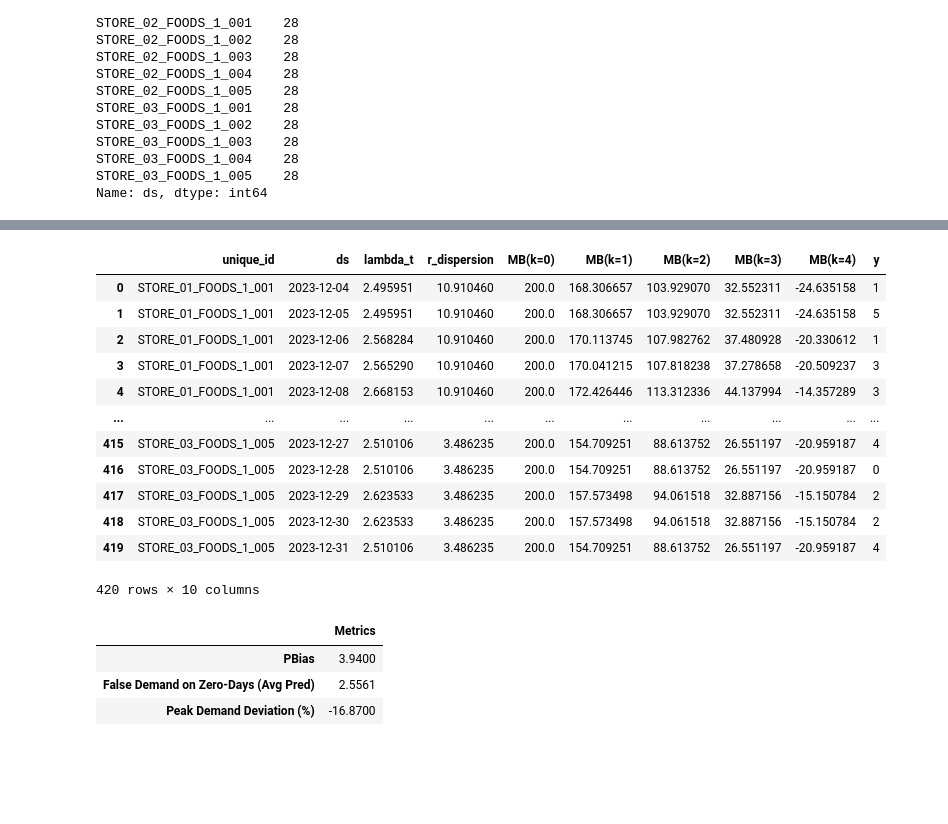
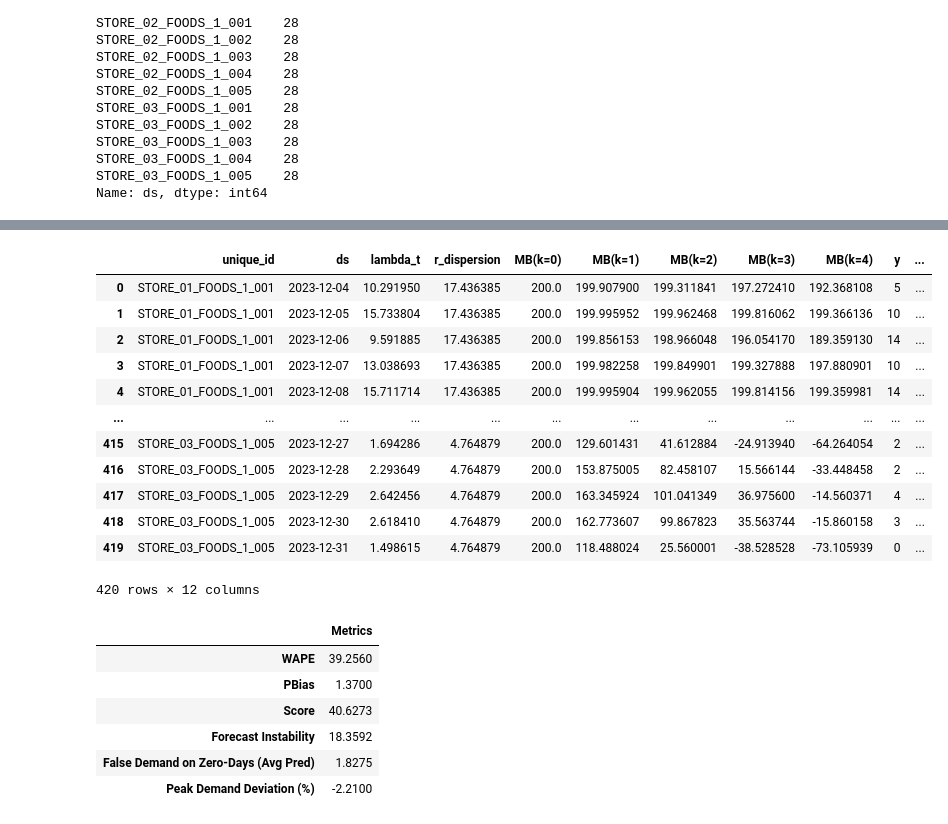
Before and after one commit to heylucasleao/tinyshift, a Jupyter notebook: tinyshift/examples/two_stage.ipynb, the cells around one changed output, grey strips where cells are left out. Saved outputs shown, nothing was run; the diff lists cells and outputs as text; code cells hidden in the pictures; blank space fills up the shorter version.

```diff
--- a/tinyshift/examples/two_stage.ipynb
+++ b/tinyshift/examples/two_stage.ipynb
@@ -70,39 +104,24 @@ def temporal_split_by_horizon(df, time_col='ds', horizon_days=28):
 
     return df_train, df_test, cutoff_date
 # %%
-us_holidays = holidays.US(years=range(2022, 2027))
-
-_extended_holiday_dates = set()
-for h_date in us_holidays.keys():
-    h_timestamp = pd.Timestamp(h_date)
-    for offset in range(-2, 1):
-        _extended_holiday_dates.add((h_timestamp + pd.Timedelta(days=offset)).date())
-
-
-def is_holiday_window(dates) -> pd.Series:
-    dates_series = pd.Series(dates)
-    return dates_series.dt.date.isin(_extended_holiday_dates).astype(int)
-
-def add_relative_price(df: pd.DataFrame, id_col: str = 'unique_id', price_col: str = 'sell_price') -> pd.DataFrame:
+def add_relative_price(df: pd.DataFrame, reference_df: pd.DataFrame, id_col: str = 'unique_id', price_col: str = 'sell_price') -> pd.DataFrame:
     df = df.copy()
-
-    mean_price_per_sku = df.groupby(id_col)[price_col].transform('mean')
-
-    df['relative_price'] = df[price_col] / (mean_price_per_sku + 1e-6)
+    mean_price_per_sku = reference_df.groupby(id_col)[price_col].mean()
+    df['relative_price'] = df[price_col] / (df[id_col].map(mean_price_per_sku) + 1e-6)
 
     return df
 
-df_nixtla['is_holiday_window'] = is_holiday_window(df_nixtla['ds'])
-df_nixtla = add_relative_price(df_nixtla)
 df_train, df_test, cutoff = temporal_split_by_horizon(df_nixtla, horizon_days=28)
+df_train = add_relative_price(df_train, reference_df=df_train)
+df_test = add_relative_price(df_test, reference_df=df_train)
 # %%
 fcst = MLForecast(
     models={
         'two_stage': lgb.LGBMRegressor(
             objective='poisson',
             metric='poisson',
-            n_estimators=100,
-            learning_rate=1e-3,
+            n_estimators=500,
+            learning_rate=0.03,
             random_state=42,
             verbosity=-1,
         )
@@ -116,7 +135,7 @@ fcst = MLForecast(
 )
 # %%
 tsf = TwoStageForecasterWrapper(fcst)
-tsf.fit(df_train[["ds", "y", "sell_price", 'relative_price', "is_event", "is_holiday_window", "unique_id"]], h=28, n_windows=10, refit=True, gamma=0.7)
+tsf.fit(df_train[["ds", "y", "sell_price", 'relative_price', "is_event", "is_holiday_window", "unique_id"]], h=28, n_windows=10, refit=True, gamma=None)
 # %% [output]
 TwoStageForecasterWrapper(fcst=MLForecast(models=[two_stage], freq=D, lag_features=['lag7', 'lag14', 'lag28', 'rolling_mean_lag1_window_size7', 'rolling_std_lag1_window_size7'], date_features=['dayofw ...
 # %%
@@ -161,20 +185,25 @@ df_res
 # %%
 df_res = tsf.marginal_benefit(h=28, X_df=df_test[["ds", "sell_price", "relative_price", "is_event", "is_holiday_window", "unique_id"]], underage_cost=200, overage_cost=100, max_k=4)
-df_res.loc[:, "y"] = df_test["y"].values
+df_res = df_res.merge(
+    df_test[["unique_id", "ds", "y", "true_lambda", "demand_regime"]],
+    on=["unique_id", "ds"],
+    how="left",
+    validate="one_to_one",
+)
 df_res
 # %% [output]
-|  | unique_id | ds | lambda_t | r_dispersion | MB(k=0) | MB(k=1) | MB(k=2) | MB(k=3) | MB(k=4) | y |
-| 0 | STORE_01_FOODS_1_001 | 2023-12-04 | 2.495951 | 10.910460 | 200.0 | 168.306657 | 103.929070 | 32.552311 | -24.635158 | 1 |
-| 1 | STORE_01_FOODS_1_001 | 2023-12-05 | 2.495951 | 10.910460 | 200.0 | 168.306657 | 103.929070 | 32.552311 | -24.635158 | 5 |
-| 2 | STORE_01_FOODS_1_001 | 2023-12-06 | 2.568284 | 10.910460 | 200.0 | 170.113745 | 107.982762 | 37.480928 | -20.330612 | 1 |
-| 3 | STORE_01_FOODS_1_001 | 2023-12-07 | 2.565290 | 10.910460 | 200.0 | 170.041215 | 107.818238 | 37.278658 | -20.509237 | 3 |
-| 4 | STORE_01_FOODS_1_001 | 2023-12-08 | 2.668153 | 10.910460 | 200.0 | 172.426446 | 113.312336 | 44.137994 | -14.357289 | 3 |
-| ... | ... | ... | ... | ... | ... | ... | ... | ... | ... | ... |
-| 415 | STORE_03_FOODS_1_005 | 2023-12-27 | 2.510106 | 3.486235 | 200.0 | 154.709251 | 88.613752 | 26.551197 | -20.959187 | 4 |
-| 416 | STORE_03_FOODS_1_005 | 2023-12-28 | 2.510106 | 3.486235 | 200.0 | 154.709251 | 88.613752 | 26.551197 | -20.959187 | 0 |
-| 417 | STORE_03_FOODS_1_005 | 2023-12-29 | 2.623533 | 3.486235 | 200.0 | 157.573498 | 94.061518 | 32.887156 | -15.150784 | 2 |
-| 418 | STORE_03_FOODS_1_005 | 2023-12-30 | 2.623533 | 3.486235 | 200.0 | 157.573498 | 94.061518 | 32.887156 | -15.150784 | 2 |
-| 419 | STORE_03_FOODS_1_005 | 2023-12-31 | 2.510106 | 3.486235 | 200.0 | 154.709251 | 88.613752 | 26.551197 | -20.959187 | 4 |
+|  | unique_id | ds | lambda_t | r_dispersion | MB(k=0) | MB(k=1) | MB(k=2) | MB(k=3) | MB(k=4) | y | ... |
+| 0 | STORE_01_FOODS_1_001 | 2023-12-04 | 10.291950 | 17.436385 | 200.0 | 199.907900 | 199.311841 | 197.272410 | 192.368108 | 5 | ... |
+| 1 | STORE_01_FOODS_1_001 | 2023-12-05 | 15.733804 | 17.436385 | 200.0 | 199.995952 | 199.962468 | 199.816062 | 199.366136 | 10 | ... |
+| 2 | STORE_01_FOODS_1_001 | 2023-12-06 | 9.591885 | 17.436385 | 200.0 | 199.856153 | 198.966048 | 196.054170 | 189.359130 | 14 | ... |
+| 3 | STORE_01_FOODS_1_001 | 2023-12-07 | 13.038693 | 17.436385 | 200.0 | 199.982258 | 199.849901 | 199.327888 | 197.880901 | 10 | ... |
+| 4 | STORE_01_FOODS_1_001 | 2023-12-08 | 15.711714 | 17.436385 | 200.0 | 199.995904 | 199.962055 | 199.814156 | 199.359981 | 14 | ... |
+| ... | ... | ... | ... | ... | ... | ... | ... | ... | ... | ... | ... |
+| 415 | STORE_03_FOODS_1_005 | 2023-12-27 | 1.694286 | 4.764879 | 200.0 | 129.601431 | 41.612884 | -24.913940 | -64.264054 | 2 | ... |
+| 416 | STORE_03_FOODS_1_005 | 2023-12-28 | 2.293649 | 4.764879 | 200.0 | 153.875005 | 82.458107 | 15.566144 | -33.448458 | 2 | ... |
+| 417 | STORE_03_FOODS_1_005 | 2023-12-29 | 2.642456 | 4.764879 | 200.0 | 163.345924 | 101.041349 | 36.975600 | -14.560371 | 4 | ... |
+| 418 | STORE_03_FOODS_1_005 | 2023-12-30 | 2.618410 | 4.764879 | 200.0 | 162.773607 | 99.867823 | 35.563744 | -15.860158 | 3 | ... |
+| 419 | STORE_03_FOODS_1_005 | 2023-12-31 | 1.498615 | 4.764879 | 200.0 | 118.488024 | 25.560001 | -38.528528 | -73.105939 | 0 | ... |
-420 rows × 10 columns
+420 rows × 12 columns
 # %%
 df_res = tsf.predict(h=28, X_df=df_test[["ds", "sell_price", "relative_price", "is_event", "is_holiday_window", "unique_id"]], quantiles=(0.05, 0.50, 0.95, 0.99))
@@ -182,7 +216,15 @@ df_res.loc[:, "y"] = df_test["y"].values
 # %%
-FirstStageForecasterEvaluator.evaluate(df_res)
+# The evaluator expects genuinely out-of-sample predictions. df_res uses the held-out test period.
+first_stage_summary = FirstStageForecasterEvaluator.evaluate(
+    df_res,
+    id_col="unique_id",
+)
+first_stage_summary
 # %% [output]
 |  | Metrics |
-| PBias | 3.9400 |
-| False Demand on Zero-Days (Avg Pred) | 2.5561 |
-| Peak Demand Deviation (%) | -16.8700 |
+| WAPE | 39.2560 |
+| PBias | 1.3700 |
+| Score | 40.6273 |
+| Forecast Instability | 18.3592 |
+| False Demand on Zero-Days (Avg Pred) | 1.8275 |
+| Peak Demand Deviation (%) | -2.2100 |
```
Also changed, not shown: parts of 10 cells of this notebook, 4 other files.
